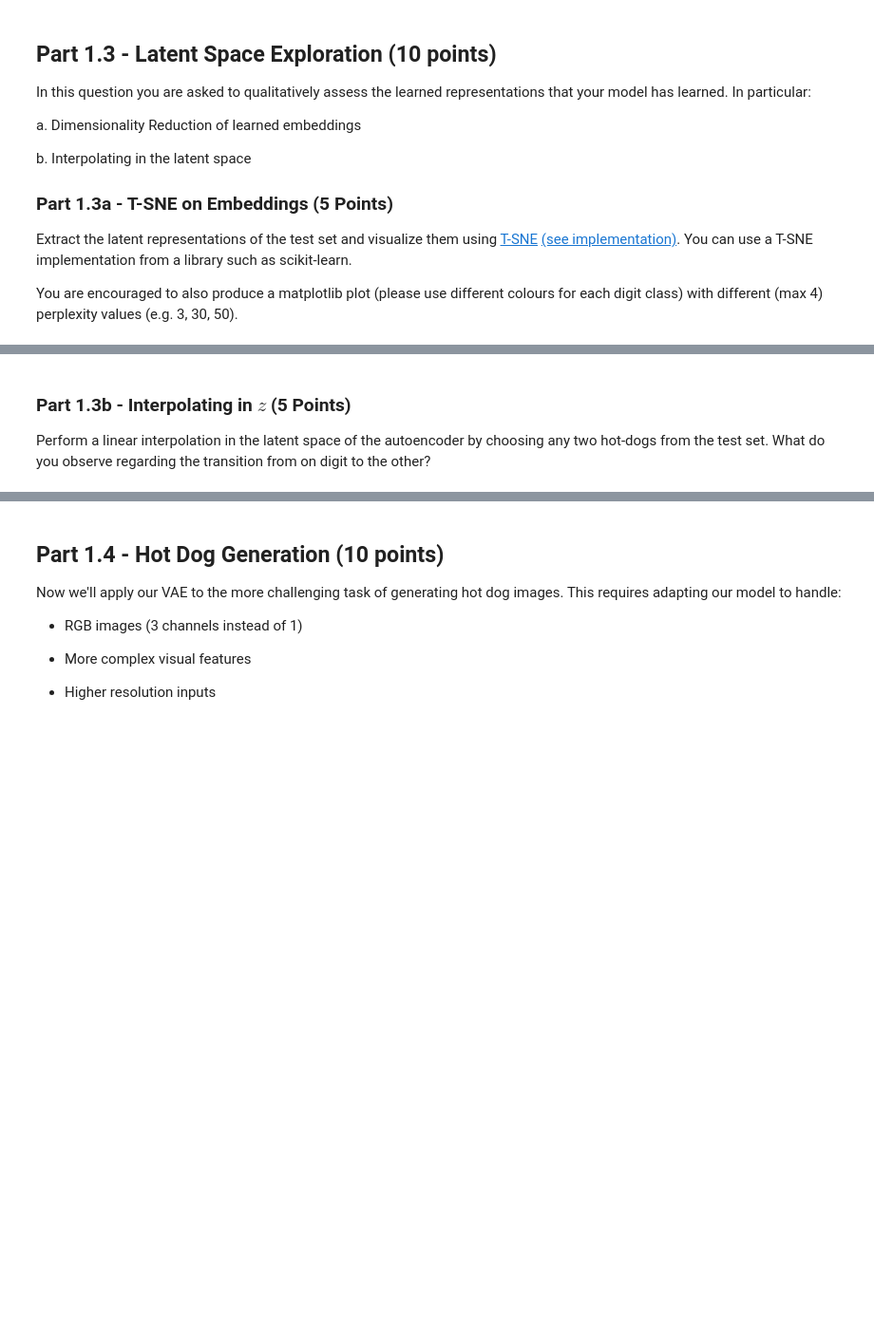
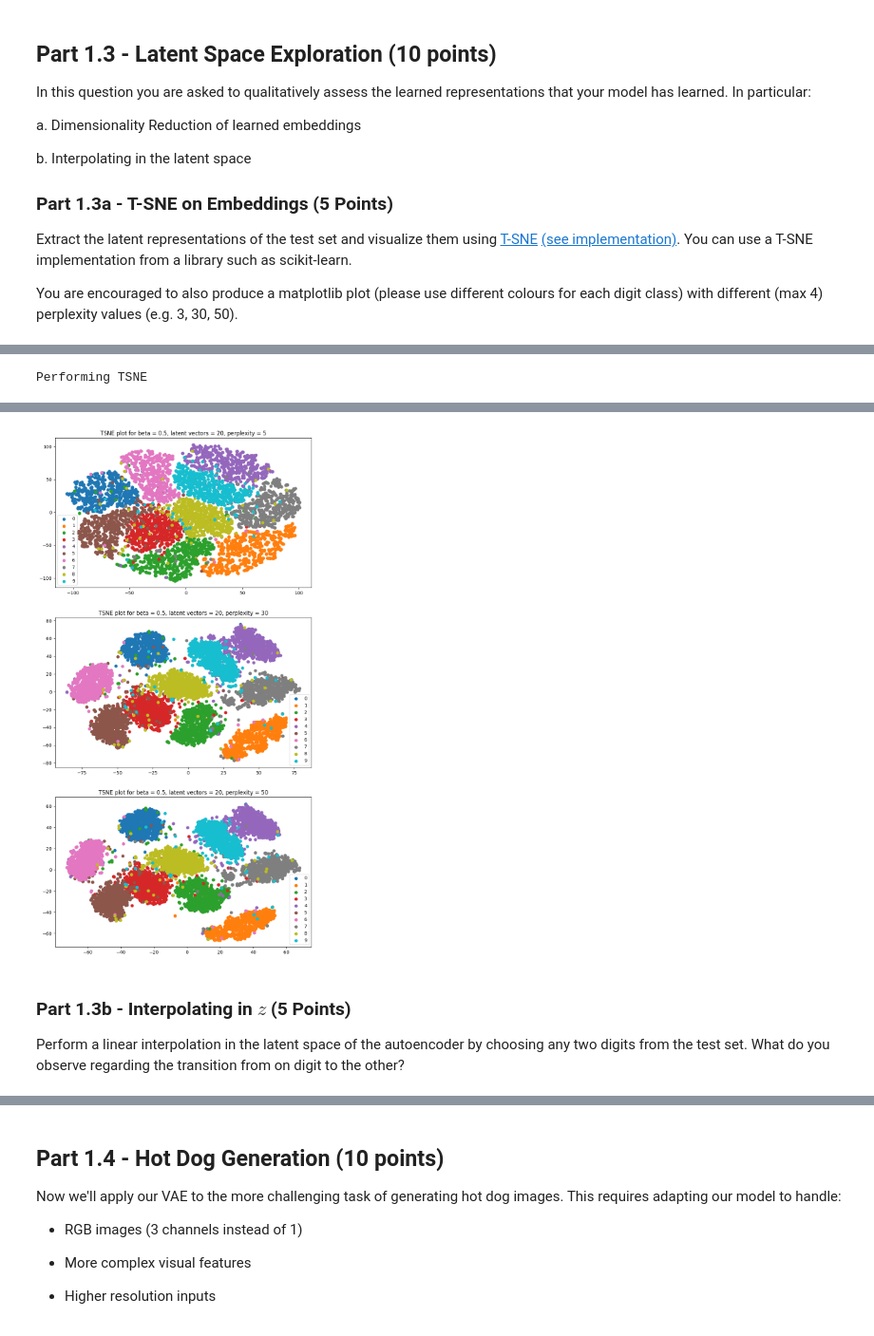
Before and after one commit to fedmand/VAE-DDPM-Implementation, a Jupyter notebook: dl_cw2.ipynb, the cells around one changed output, grey strips where cells are left out. Shown at 95% size. Drawn from its saved outputs; the diff is of its cells as text; code cells hidden in the pictures; blank space fills up the shorter version.

```diff
--- a/dl_cw2.ipynb
+++ b/dl_cw2.ipynb
@@ -816,34 +816,58 @@ You are encouraged to also produce a matplotlib plot (please use different colou
 from sklearn.manifold import TSNE
 
 #! You can vary the size of the test set for quick debugging. We recommend 1000 to 10000 to final tests
-test_dataloader = DataLoader(test_dat, 100, shuffle=False)
+test_dataloader = DataLoader(test_dat, 10000, shuffle=False)
 
 # Get latent dimensions for test set
-...
+model.eval()
+embeddings = []
+labels = []
+
+with torch.no_grad():
+    for batch, digits in test_dataloader:
+            labels.append(digits)
+            # necessary because model lives on GPU to make computations faster
+            batch = batch.to(device)
+            # I use mu as the embedding to avoid non-determinism
+            mu, logvar = model.encode(batch)
+            embeddings.append(mu.cpu())
+
+# unpacks batches into (total_sample, latent-dim)
+embeddings = torch.cat(embeddings, dim=0).numpy()
+labels = torch.cat(labels, dim=0).numpy()
+
 # Perform TSNE
 print('Performing TSNE')
-z_embedded_5 = ...
-z_embedded_30 = ...
-z_embedded_50 = ...
+# fit: builds a neighbourhood similarity model in the original latent space
+# transform: computes the 2D coordinates that preserve those neighbourhood relationships
+z_embedded_5 = TSNE(n_components=2, perplexity=5).fit_transform(embeddings)
+z_embedded_30 = TSNE(n_components=2, perplexity=30).fit_transform(embeddings)
+z_embedded_50 = TSNE(n_components=2, perplexity=50).fit_transform(embeddings)
+
 #######################################################################
 #                       ** END OF YOUR CODE **
 #######################################################################
+# %% [output]
+Performing TSNE
 # %% [markdown]
 <!-- END QUESTION -->
 # %%
-fig, ax = plt.subplots(1, 3, figsize=(19.2, 4.8))
-labels = [5, 30, 50]
+fig, ax = plt.subplots(3, 1, figsize=(10, 20))
+perplexities = [5, 30, 50]
 z_list = [z_embedded_5, z_embedded_30, z_embedded_50]
-for i in range(len(labels)):
-    for digit in np.unique(y):
-        idx = np.where(y == digit)
+
+for i in range(len(perplexities)):
+    for digit in np.unique(labels):
+        idx = np.where(labels == digit)
         ax[i].scatter(z_list[i][idx,0], z_list[i][idx,1], label=digit)
     ax[i].legend()
-    ax[i].set_title(f'TSNE plot for beta = 5, latent vectors = 20, perplexity = {labels[i]}')
+    ax[i].set_title(f'TSNE plot for beta = 0.5, latent vectors = 20, perplexity = {perplexities[i]}')
+# %% [output]
+[figure, added]
 # %% [markdown]
 ### Part 1.3b - Interpolating in $z$ (5 Points)
 
-Perform a linear interpolation in the latent space of the autoencoder by choosing any two hot-dogs from the test set. What do you observe regarding the transition from on digit to the other?
+Perform a linear interpolation in the latent space of the autoencoder by choosing any two digits from the test set. What do you observe regarding the transition from on digit to the other?
 # %% [markdown]
 <!-- BEGIN QUESTION -->
 # %%
```
Also changed, not shown: parts of 2 cells of this notebook.
